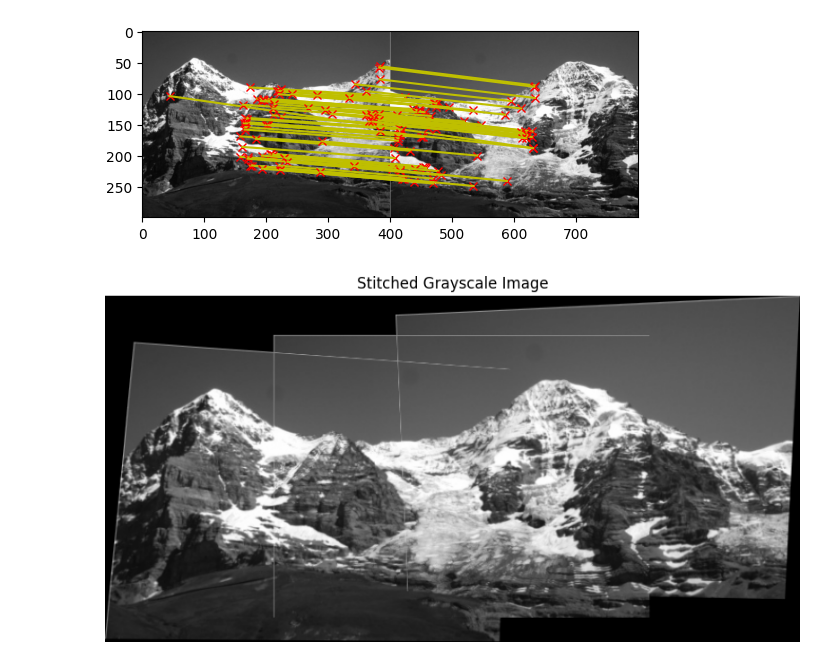
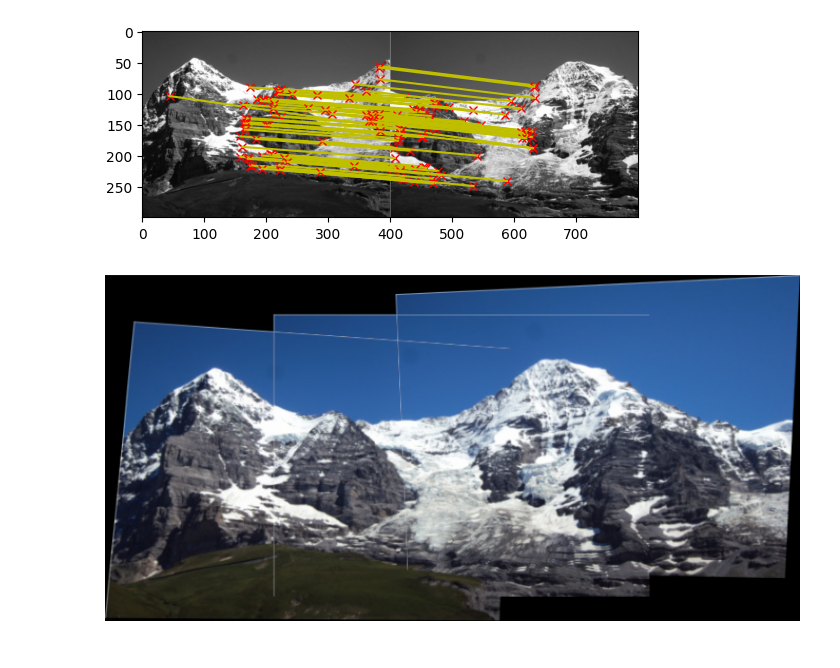
Before and after one commit to Logrus/learning-photogrammetric-computer-vision, a Jupyter notebook: 02_stitching_images.ipynb, the cells around one changed output. Drawn from its saved outputs; the diff is of its cells as text; code cells hidden in the pictures.

```diff
--- a/02_stitching_images.ipynb
+++ b/02_stitching_images.ipynb
@@ -59,14 +59,15 @@ matches_3 = compute_matches(descriptors_2, descriptors_3)
 # %%
 def stitch_multiple_images(images, homographies, show_result=True):
     """
-    Stitch multiple grayscale images together using their respective homographies.
+    Stitch multiple images (grayscale or RGB) together using their respective homographies.
 
     Each homography maps the coordinate system of the corresponding image
     into a common coordinate system. This function computes the overall extents,
     creates a proper canvas, warps each image accordingly, and blends them.
 
     Parameters:
-    - images: List of grayscale images (numpy arrays) to be stitched.
+    - images: List of images (numpy arrays) to be stitched. They can be grayscale (H, W)
+              or RGB (H, W, 3). If using OpenCV, note that images are typically in BGR order.
     - homographies: List of 3x3 homography matrices corresponding to each image.
                     The i-th homography maps the i-th image into the common coordinate system.
     - show_result: Boolean flag to display the stitched image (default True).
@@ -95,41 +96,49 @@ def stitch_multiple_images(images, homographies, show_result=True):
         transformed = transformed / transformed[:, 2][:, None]
         all_corners.append(transformed[:, :2])
 
-    # Combine all corners into one array
+    # Combine all corners into one array to determine the overall extents
     all_corners = np.vstack(all_corners)
     min_x, min_y = np.min(all_corners, axis=0)
     max_x, max_y = np.max(all_corners, axis=0)
 
-    # Create translation matrix to shift all images into positive coordinate space
+    # Create a translation matrix to shift all images into positive coordinate space
     translation = np.array([[1, 0, -min_x],
                             [0, 1, -min_y],
                             [0, 0, 1]], dtype=np.float32)
 
     # Compute the size of the resulting canvas
     canvas_width = int(np.ceil(max_x - min_x))
     canvas_height = int(np.ceil(max_y - min_y))
 
-    # Initialize the canvas for the stitched image (assuming grayscale images)
-    stitched = np.zeros((canvas_height, canvas_width), dtype=images[0].dtype)
+    # Create the canvas: if color image (3 channels) or grayscale
+    if len(images[0].shape) == 3:
+        channels = images[0].shape[2]
+        stitched = np.zeros((canvas_height, canvas_width, channels), dtype=images[0].dtype)
+    else:
+        stitched = np.zeros((canvas_height, canvas_width), dtype=images[0].dtype)
 
     # Warp each image using its adjusted homography and blend it onto the canvas
     for img, H in zip(images, homographies):
         adjusted_H = translation @ H
         warped_img = cv2.warpPerspective(img, adjusted_H, (canvas_width, canvas_height))
         stitched = np.maximum(stitched, warped_img)
 
     if show_result:
         plt.figure(figsize=(10, 6))
-        plt.imshow(stitched, cmap='gray')
-        plt.title("Stitched Grayscale Image")
+        # If image is grayscale, display with cmap 'gray'
+        if len(stitched.shape) == 2:
+            plt.imshow(stitched, cmap='gray')
+        else:
+            plt.imshow(stitched)
+        plt.title("Stitched Image")
         plt.axis('off')
         plt.show()
 
     return stitched
 
-images = [image_1, image_2, image_3]
+images = [image_1_color / 255, image_2_color / 255, image_3_color / 255]
 homographies = [homography, np.eye(3), np.linalg.inv(homography_3)]
 
 stitched_result = stitch_multiple_images(images, homographies)
 # %% [output]
-[figure, old version]
+[figure, new version]
```
Also changed, not shown: 2 other files.
